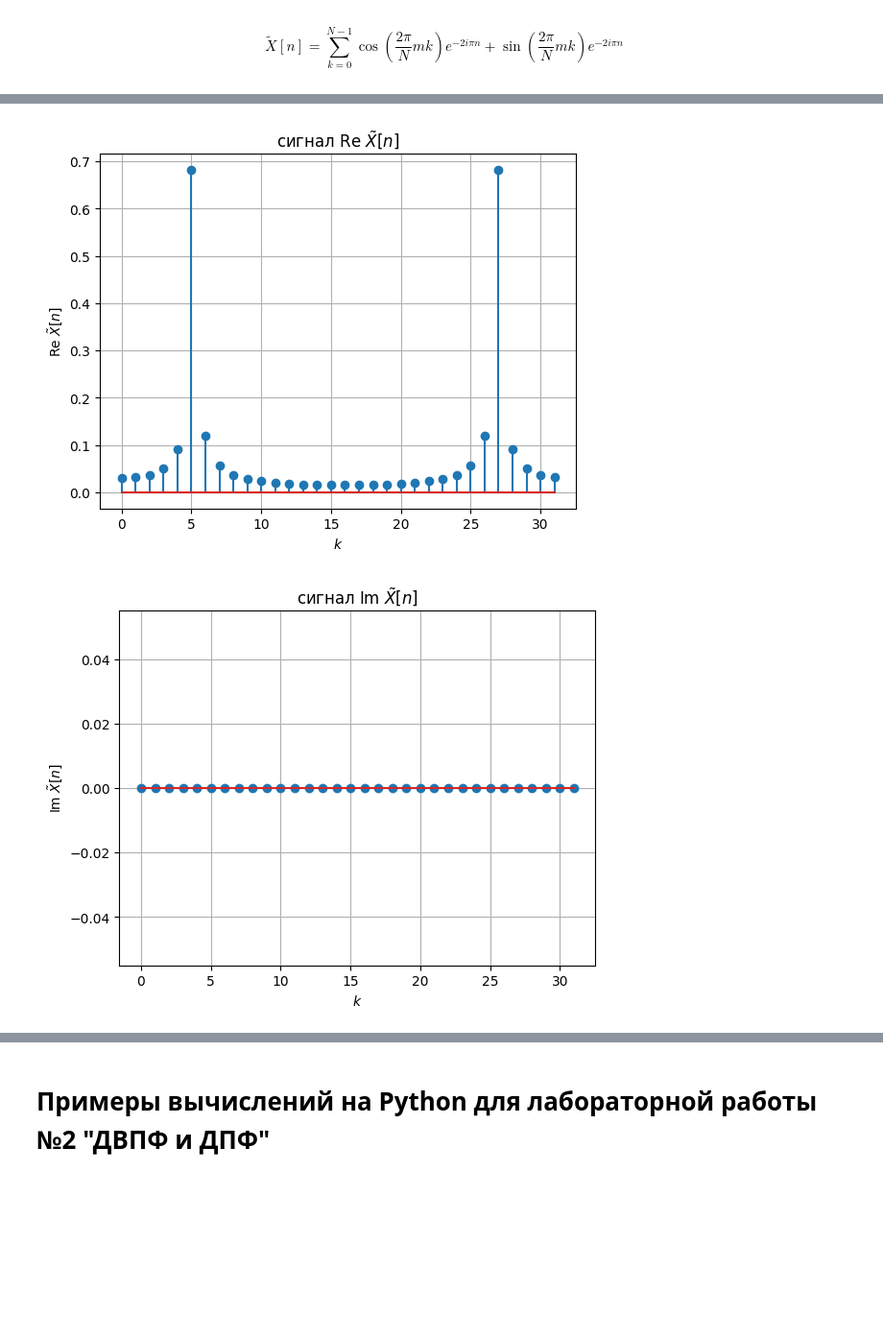
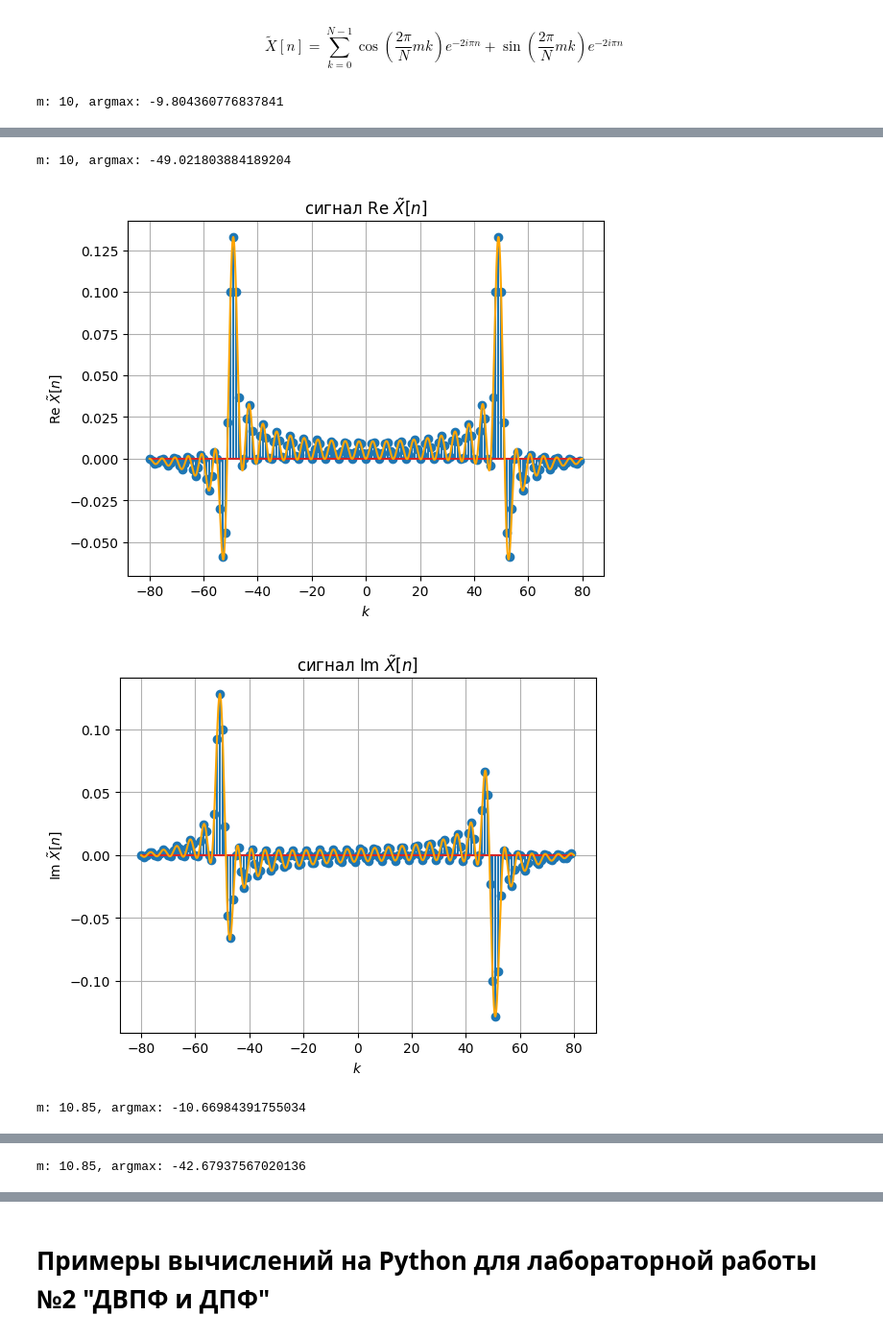
Before and after one commit to vlad-cool/RadioPhysicsLabs, a Jupyter notebook: Lab2_task.ipynb, the cells around one changed output, grey strips where cells are left out. Shown at 96% size. Cells and saved outputs as stored; diff of their text form; code cells hidden in the pictures; blank space fills up the shorter version.

```diff
--- a/Lab2_task.ipynb
+++ b/Lab2_task.ipynb
@@ -441,7 +442,7 @@ plt.title(f"ДВПФ и $ДПФ_{{{N}}}$ сигнала x[k]")
 plt.legend(loc='upper center', bbox_to_anchor=(0.5, -0.2))
 plt.show()
 
-x_n = np.concat((x_n, np.zeros(32)))
+x_n = np.concat((x_n, np.zeros(N * (N - 1) // 16)))
 
 N = len(x_n)
 ns = np.arange(N)
@@ -467,23 +468,43 @@ plt.show()
 # %% [markdown]
 $$\tilde{X}[n] = \sum_{k=0}^{N-1} \cos(\frac{2 \pi}{N} m k) e^{-2 i \pi n} + \sin(\frac{2 \pi}{N} m k) e^{-2 i \pi n}$$
 # %%
-def plot_FT(m):
+def plot_FT(m, zeros=0):
     N = 32
-    xk = [np.cos(2 * np.pi * m * k / N) + np.sin(2 * np.pi * m * k / N) for k in range(N)]
-    Xn = np.abs(np.fft.fftshift(np.fft.fft(xk))) / N
+
+    xk = np.array([np.cos(2 * np.pi * m * k / N) + np.sin(2 * np.pi * m * k / N) for k in range(N)])
+
+    xk = np.concat((xk, np.zeros(zeros)))
+    N = N + zeros
+
+    Xn = np.fft.fftshift(np.fft.fft(xk)) / N
 
     plt.title("сигнал Re $\\tilde{X}[n]$")
-    plt.stem(np.real(Xn))
+    plt.stem((np.arange(N) - N / 2), np.real(Xn))
+
+    M = steps
+    nu_i = np.arange(M)/M * (N) - (N) / 2
+    nu_i = nu_i
+    DTFT = np.real(np.fft.fftshift(np.fft.fft(xk, M))) / N
+    plt.plot(nu_i, DTFT, label=r"$|X(\nu)|$", color="orange")
+
+    print(f"m: {m}, argmax: {nu_i[np.argmax(DTFT)]}")
+
     plt.xlabel("$k$")
     plt.ylabel("Re $\\tilde{X}[n]$")
     plt.show()
 
-    plt.stem(np.imag(Xn))
+    plt.stem((np.arange(N) - N / 2), np.imag(Xn))
+    DTFT = np.imag(np.fft.fftshift(np.fft.fft(xk, M))) / N
+    plt.plot(nu_i, DTFT, label=r"$|X(\nu)|$", color="orange")
+
     plt.title("сигнал Im $\\tilde{X}[n]$")
     plt.xlabel("$k$")
     plt.ylabel("Im $\\tilde{X}[n]$")
     plt.show()
 
 plot_FT(m_0)
+plot_FT(m_0, 128)
 plot_FT(m_0 + m_1)
+plot_FT(m_0 + m_1, 32 * 3)
 # %% [output]
+m: 10, argmax: -9.804360776837841
@@ -492,2 +513,4 @@ plot_FT(m_0 + m_1)
+m: 10, argmax: -49.021803884189204
-[figure, old version]
+[figure, new version]
-[figure, old version]
+[figure, new version]
+m: 10.85, argmax: -10.66984391755034
@@ -493,0 +519 @@ plot_FT(m_0 + m_1)
+m: 10.85, argmax: -42.67937567020136
```
Also changed, not shown: parts of 13 cells of this notebook, 38 other files.
